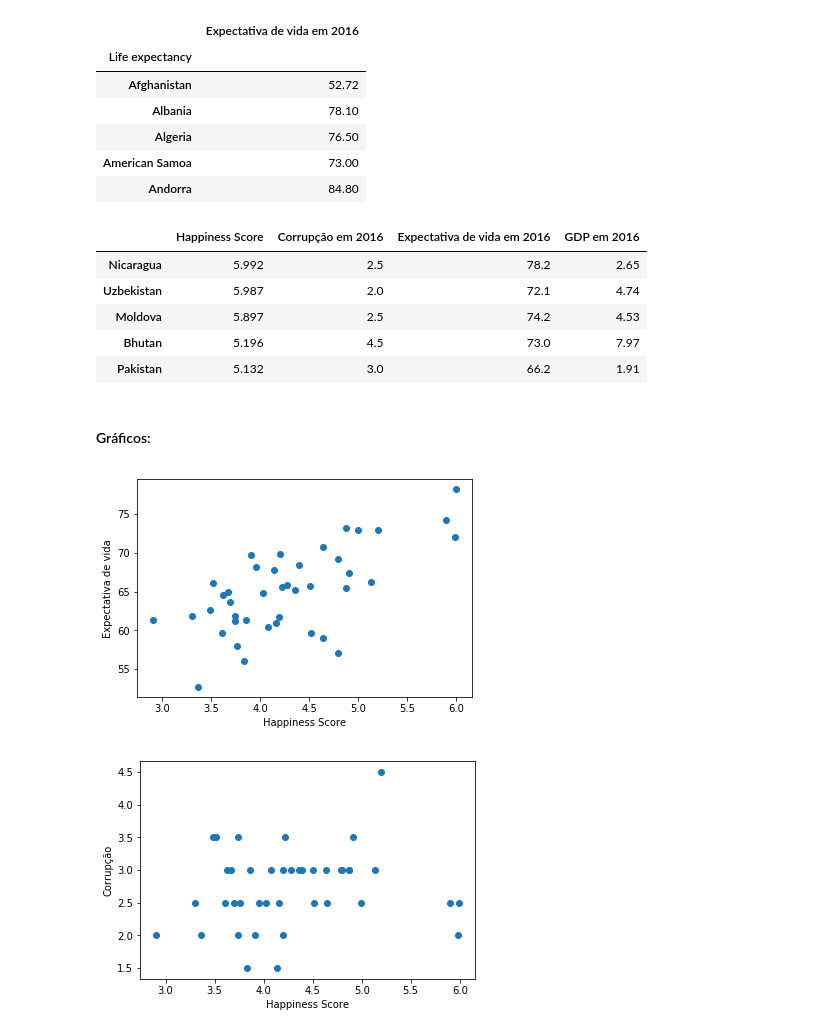
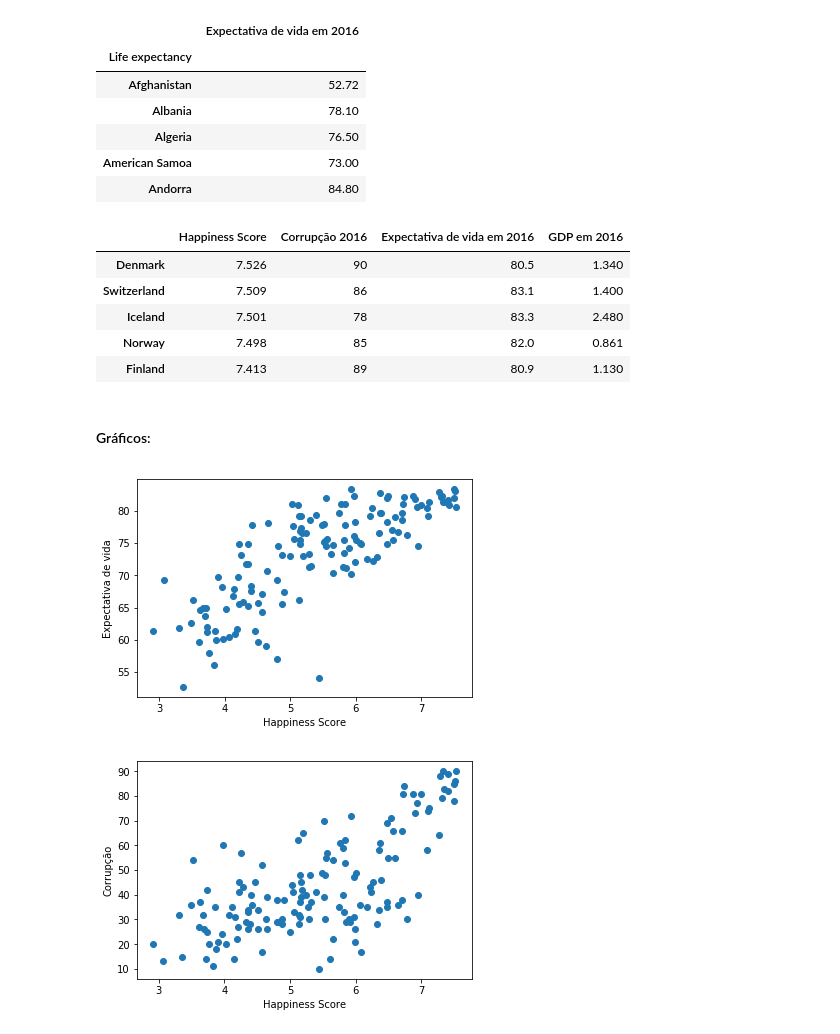
Before and after one commit to gicabral/Projeto_final_CDD, a Jupyter notebook: Projeto final Dados - leitura de dataset.ipynb, the cells around one changed output. Cells and saved outputs as stored; diff of their text form; code cells hidden in the pictures.

Commit message:
corrupção arrumado
data de corrupção arrumado

```diff
--- a/Projeto final Dados - leitura de dataset.ipynb
+++ b/Projeto final Dados - leitura de dataset.ipynb
@@ -414,15 +428,15 @@ GDP_16.head()
 | Andorra | 0.00 |
 | Angola | 2.77 |
 # %%
-corrup = pd.read_excel('corrupção.xls')
+corrup = pd.read_excel('corruption_perception.xlsx')
 
-corrup_idx = corrup.set_index('Country Name')
+corrup_idx = corrup.set_index('geo')
 
-corrup1 = corrup_idx.loc[:, ['2016']]
+corrup1 = corrup_idx.loc[:, [2016]]
 
 corrup_n = corrup1.dropna()
 
-corrup_16 = corrup_n.rename(columns={'2016':'Corrupção em 2016'})
+corrup_16 = corrup_n.rename(columns={'geo': "Países",2016:'Corrupção 2016'})
 
 corrup_16.head()
 # %% [output]
@@ -460,12 +474,12 @@ df_16 = df_16_2.join(GDP_16, how='inner')
 
 df_16.head()
 # %% [output]
-|  | Happiness Score | Corrupção em 2016 | Expectativa de vida em 2016 | GDP em 2016 |
-| Nicaragua | 5.992 | 2.5 | 78.2 | 2.65 |
-| Uzbekistan | 5.987 | 2.0 | 72.1 | 4.74 |
-| Moldova | 5.897 | 2.5 | 74.2 | 4.53 |
-| Bhutan | 5.196 | 4.5 | 73.0 | 7.97 |
-| Pakistan | 5.132 | 3.0 | 66.2 | 1.91 |
+|  | Happiness Score | Corrupção 2016 | Expectativa de vida em 2016 | GDP em 2016 |
+| Denmark | 7.526 | 90 | 80.5 | 1.340 |
+| Switzerland | 7.509 | 86 | 83.1 | 1.400 |
+| Iceland | 7.501 | 78 | 83.3 | 2.480 |
+| Norway | 7.498 | 85 | 82.0 | 0.861 |
+| Finland | 7.413 | 89 | 80.9 | 1.130 |
 # %% [markdown]
 #### Gráficos:
 # %%
@@ -473,13 +487,13 @@ plt.scatter(df_16["Happiness Score"],df_16["Expectativa de vida em 2016"]);
 plt.xlabel("Happiness Score");
 plt.ylabel("Expectativa de vida");
 # %% [output]
-[figure, old version]
+[figure, new version]
 # %%
-plt.scatter(df_16["Happiness Score"],df_16["Corrupção em 2016"]);
+plt.scatter(df_16["Happiness Score"],df_16["Corrupção 2016"]);
 plt.xlabel("Happiness Score");
 plt.ylabel("Corrupção");
 # %% [output]
-[figure, old version]
+[figure, new version]
 # %%
 plt.scatter(df_16["Happiness Score"],df_16["GDP em 2016"]);
 plt.xlabel("Happiness Score");
```
Also changed, not shown: parts of 17 cells of this notebook, 3 other files.
